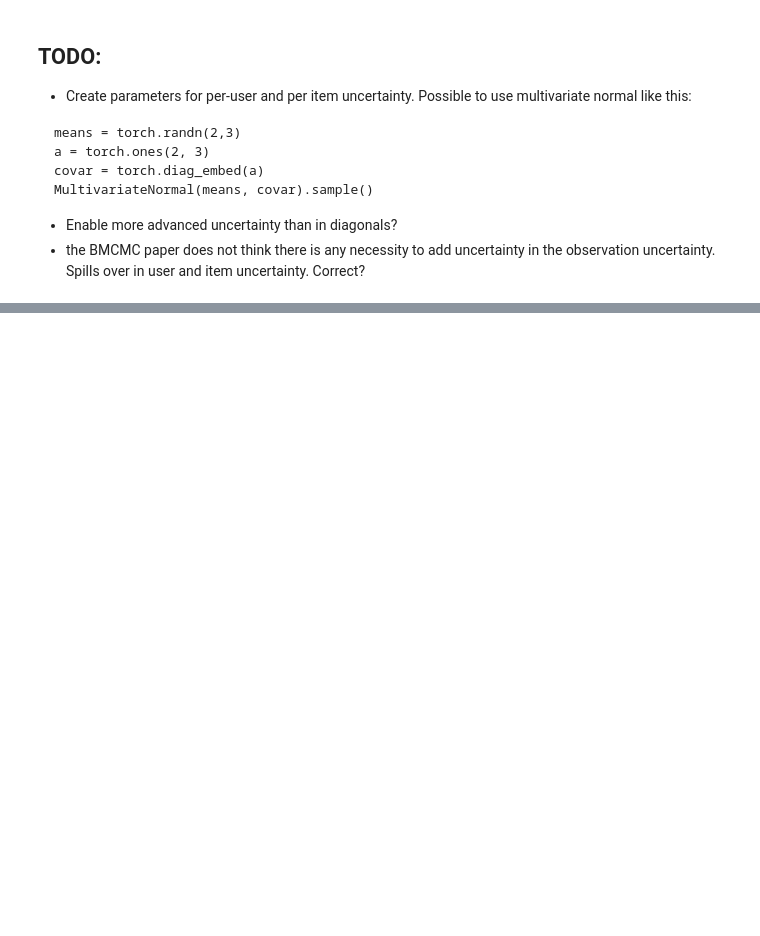
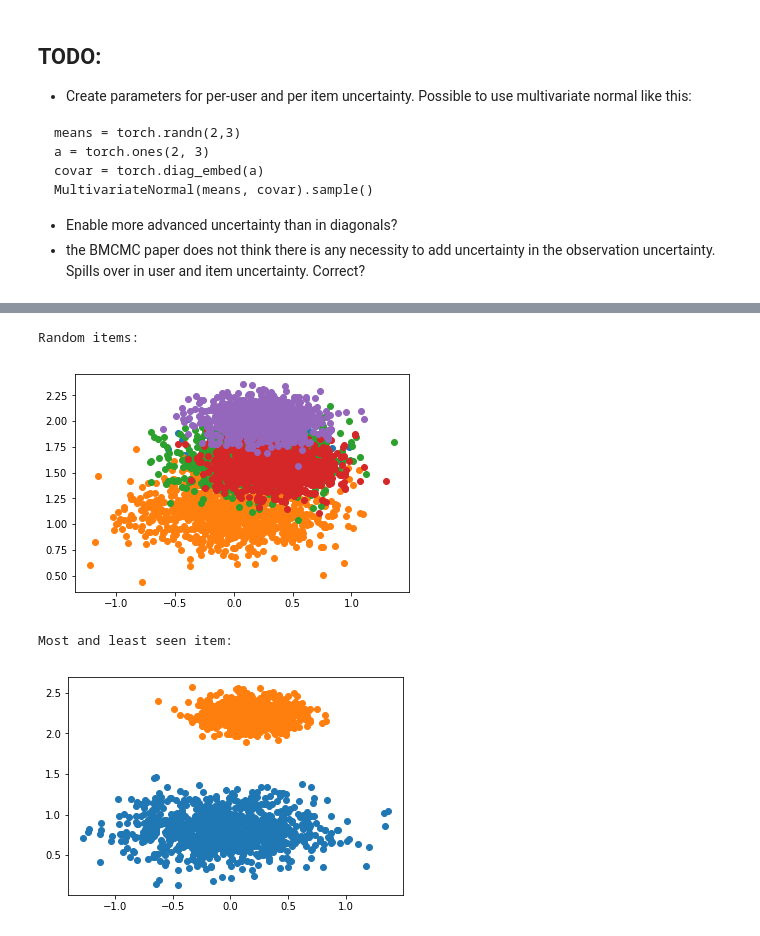
Before and after one commit to simeneide/phd-notes, a Jupyter notebook: general_notes/bayesian-mf/SVI-MF.ipynb, the cells around one changed output, grey strips where cells are left out. Saved outputs shown, nothing was run; the diff lists cells and outputs as text; code cells hidden in the pictures; blank space fills up the shorter version.

```diff
--- a/general_notes/bayesian-mf/SVI-MF.ipynb
+++ b/general_notes/bayesian-mf/SVI-MF.ipynb
@@ -162,0 +217,23 @@ Wall time: 1min 45s
+# %%
+u = torch.randint(low=0, high=train.num_items, size = (5,))
+def plot_distr_of_items(u):
+    u_means = pyro.param("item_mat")[u,]
+    u_covars = torch.diag(pyro.param("varV")) * (pyro.param("item_var_factor")[u,].view(-1,1,1))
+    user_distr = torch.distributions.MultivariateNormal(u_means, u_covars)
+
+    samples = user_distr.sample(torch.tensor([1000])).numpy()
+    for u in range(len(u)):
+        plt.plot(samples[:,u,0], samples[:,u,1], "o")
+
+print("Random items:")
+plot_distr_of_items(u)
+plt.show()
+
+u = np.array([item_counts.argsort()[1], item_counts.argmax()])
+print("Most and least seen item:")
+plot_distr_of_items(u)
+# %% [output]
+Random items:
+[figure, added]
+Most and least seen item:
+[figure, added]
```
Also changed, not shown: parts of 7 cells of this notebook.
